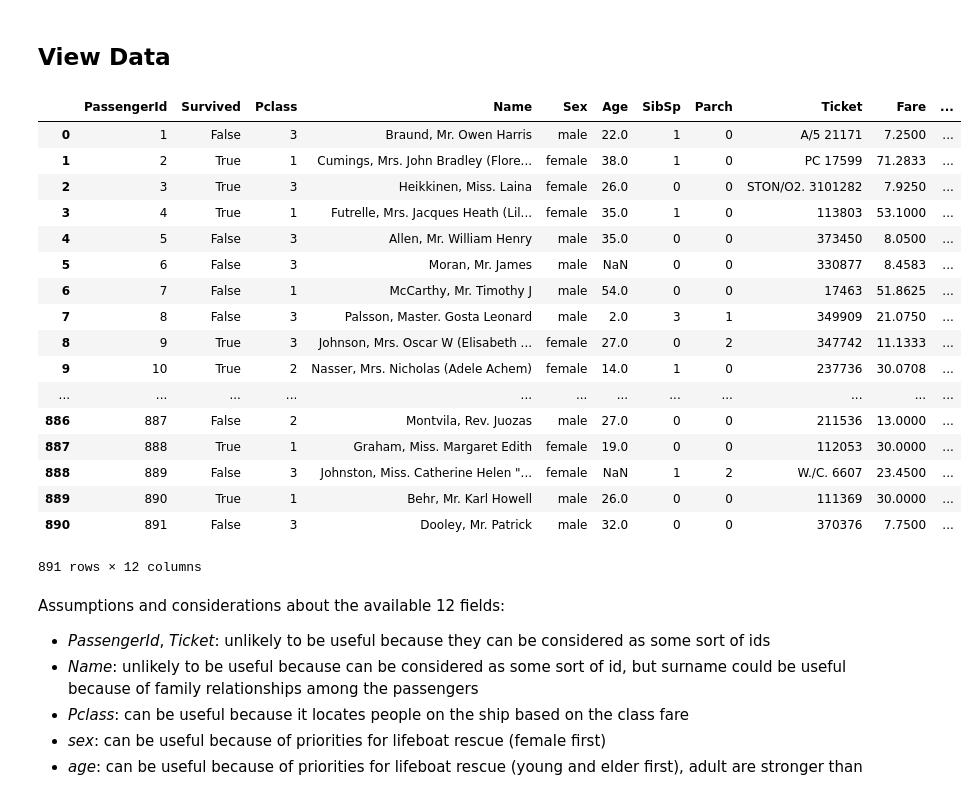
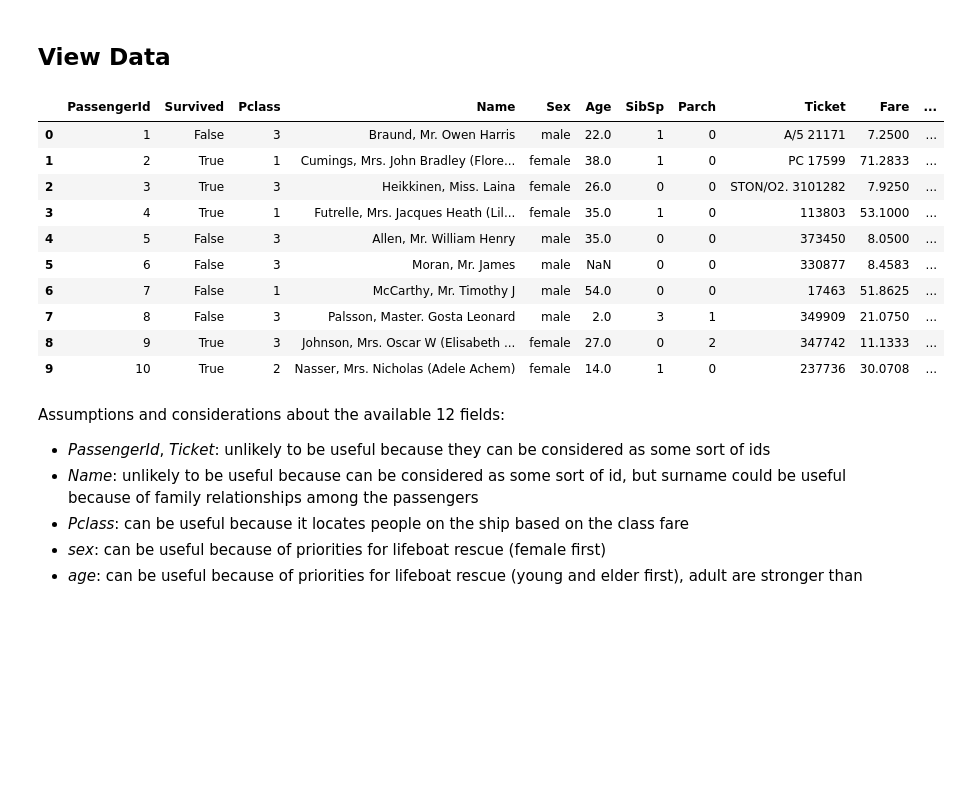
Before and after one commit to yangvnks/titanic-classification, a Jupyter notebook: data-visualisation.ipynb, the cells around one changed output. Saved outputs shown, nothing was run; the diff lists cells and outputs as text; code cells hidden in the pictures; blank space fills up the shorter version.

```diff
--- a/data-visualisation.ipynb
+++ b/data-visualisation.ipynb
@@ -13,14 +13,18 @@ from pandas import Series, DataFrame
 import seaborn as sns
 from sklearn.decomposition import PCA
 from sklearn.preprocessing import StandardScaler
+import pickle
 
 # Formatting; affects not only seaborn but also plt!
 sns.set(style="white", color_codes=True)
 sns.set_context(rc={"font.family":'sans',"font.size":10,"axes.titlesize":18,"axes.labelsize":10})
 cmap_cubehelix =sns.diverging_palette(220, 20, n=7)
 sns.set_palette(cmap_cubehelix)
+
+# environment settings
+data_path = "Data/"
 # %%
-train_path = "Data/train.csv"
+train_path = data_path + "train.csv"
 df = pd.read_csv(train_path, dtype={
     'PassengerId': str,
     'Survived': bool,
@@ -34,30 +38,28 @@ df = pd.read_csv(train_path, dtype={
     'Fare': float, # Passenger fare
     'Cabin': str, # Cabin number
     'Embarked': 'category'}) # Port of embarkation: C = Cherbourg, Q = Queenstown, S = Southampton
+
+# serialize dataframe for later use in preprocessing notebook
+filehandler = open((data_path+"train_dv.obj").encode('UTF-8'),"wb")
+pickle.dump(df, filehandler)
+filehandler.close()
 # %% [markdown]
 ## View Data
 # %%
 #view the data
-df
+df.head(10)
 # %% [output]
 |  | PassengerId | Survived | Pclass | Name | Sex | Age | SibSp | Parch | Ticket | Fare | ... |
 | 0 | 1 | False | 3 | Braund, Mr. Owen Harris | male | 22.0 | 1 | 0 | A/5 21171 | 7.2500 | ... |
 | 1 | 2 | True | 1 | Cumings, Mrs. John Bradley (Flore... | female | 38.0 | 1 | 0 | PC 17599 | 71.2833 | ... |
 | 2 | 3 | True | 3 | Heikkinen, Miss. Laina | female | 26.0 | 0 | 0 | STON/O2. 3101282 | 7.9250 | ... |
 | 3 | 4 | True | 1 | Futrelle, Mrs. Jacques Heath (Lil... | female | 35.0 | 1 | 0 | 113803 | 53.1000 | ... |
 | 4 | 5 | False | 3 | Allen, Mr. William Henry | male | 35.0 | 0 | 0 | 373450 | 8.0500 | ... |
 | 5 | 6 | False | 3 | Moran, Mr. James | male | NaN | 0 | 0 | 330877 | 8.4583 | ... |
 | 6 | 7 | False | 1 | McCarthy, Mr. Timothy J | male | 54.0 | 0 | 0 | 17463 | 51.8625 | ... |
 | 7 | 8 | False | 3 | Palsson, Master. Gosta Leonard | male | 2.0 | 3 | 1 | 349909 | 21.0750 | ... |
 | 8 | 9 | True | 3 | Johnson, Mrs. Oscar W (Elisabeth ... | female | 27.0 | 0 | 2 | 347742 | 11.1333 | ... |
 | 9 | 10 | True | 2 | Nasser, Mrs. Nicholas (Adele Achem) | female | 14.0 | 1 | 0 | 237736 | 30.0708 | ... |
-| ... | ... | ... | ... | ... | ... | ... | ... | ... | ... | ... | ... |
-| 886 | 887 | False | 2 | Montvila, Rev. Juozas | male | 27.0 | 0 | 0 | 211536 | 13.0000 | ... |
-| 887 | 888 | True | 1 | Graham, Miss. Margaret Edith | female | 19.0 | 0 | 0 | 112053 | 30.0000 | ... |
-| 888 | 889 | False | 3 | Johnston, Miss. Catherine Helen "... | female | NaN | 1 | 2 | W./C. 6607 | 23.4500 | ... |
-| 889 | 890 | True | 1 | Behr, Mr. Karl Howell | male | 26.0 | 0 | 0 | 111369 | 30.0000 | ... |
-| 890 | 891 | False | 3 | Dooley, Mr. Patrick | male | 32.0 | 0 | 0 | 370376 | 7.7500 | ... |
-891 rows × 12 columns
 # %% [markdown]
 Assumptions and considerations about the available 12 fields:
 * *PassengerId*, *Ticket*: unlikely to be useful because they can be considered as some sort of ids
```
Also changed, not shown: parts of 5 cells of this notebook, 6 other files.
